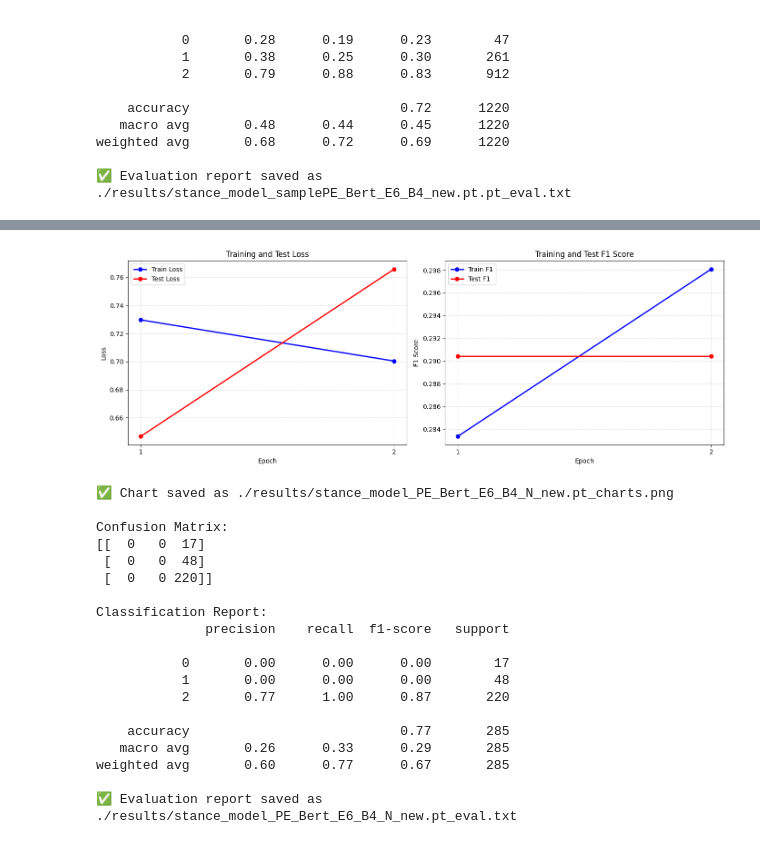
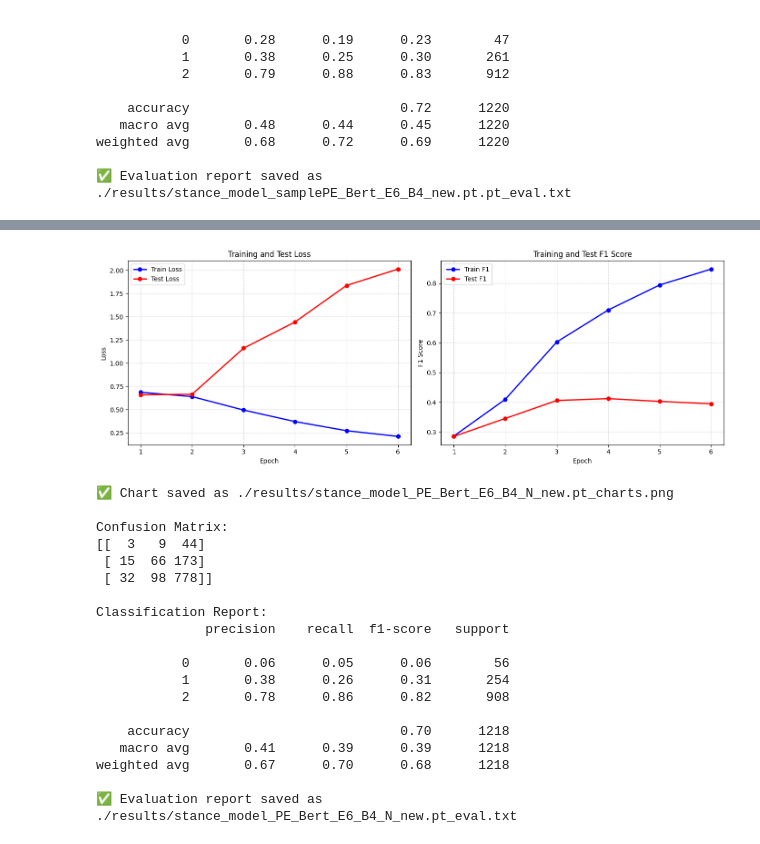
Before and after one commit to myeghaneh/ArguSentiment, a Jupyter notebook: src/experiments.ipynb, the cells around one changed output, grey strips where cells are left out. Drawn from its saved outputs; the diff is of its cells as text; code cells hidden in the pictures.

Commit message:
results on PE

```diff
--- a/src/experiments.ipynb
+++ b/src/experiments.ipynb
@@ -613,9 +613,9 @@ model4_n, history4_n, y_test4_pred_n = train_model(
     X_test=(X_test4_n['text'].tolist(), X_test4_n['topic_id'].tolist()),
     y_test=y_test4_n.tolist(),
     batch_size=4,
-    epochs=3,
+    epochs=6,
     device='cuda' if torch.cuda.is_available() else 'cpu',
     sample_level=False,
     model_name='bert-base-uncased',  # or any HuggingFace model like 'roberta-base'
-    saved_model_path='./models/stance_model_PE_Bert_E3_B4_N_new.pt'
+    saved_model_path='./models/stance_model_PE_Bert_E6_B4_N_new.pt'
     )
@@ -622,23 +648,23 @@ model4_n, history4_n, y_test4_pred_n = train_model(
 # %%
-plot_training_history_cm_cr(history4_n, y_true=y_test4_n, y_pred=y_test4_pred_n, classes=["0", "1", "2"], run_name='./results/stance_model_PE_Bert_E3_B4_N_new.pt')
+plot_training_history_cm_cr(history4_n, y_true=y_test4_n, y_pred=y_test4_pred_n, classes=["0", "1", "2"], run_name='./results/stance_model_PE_Bert_E6_B4_N_new.pt')
 # %% [output]
-[figure, old version]
+[figure, new version]
 ✅ Chart saved as ./results/stance_model_PE_Bert_E6_B4_N_new.pt_charts.png
 
 Confusion Matrix:
-[[  0   0  17]
- [  0   0  48]
- [  0   0 220]]
+[[  3   9  44]
+ [ 15  66 173]
+ [ 32  98 778]]
 
 Classification Report:
               precision    recall  f1-score   support
 
-           0       0.00      0.00      0.00        17
-           1       0.00      0.00      0.00        48
-           2       0.77      1.00      0.87       220
+           0       0.06      0.05      0.06        56
+           1       0.38      0.26      0.31       254
+           2       0.78      0.86      0.82       908
 
-    accuracy                           0.77       285
-   macro avg       0.26      0.33      0.29       285
-weighted avg       0.60      0.77      0.67       285
+    accuracy                           0.70      1218
+   macro avg       0.41      0.39      0.39      1218
+weighted avg       0.67      0.70      0.68      1218
 
 ✅ Evaluation report saved as ./results/stance_model_PE_Bert_E6_B4_N_new.pt_eval.txt
```
Also changed, not shown: parts of 7 cells of this notebook.
